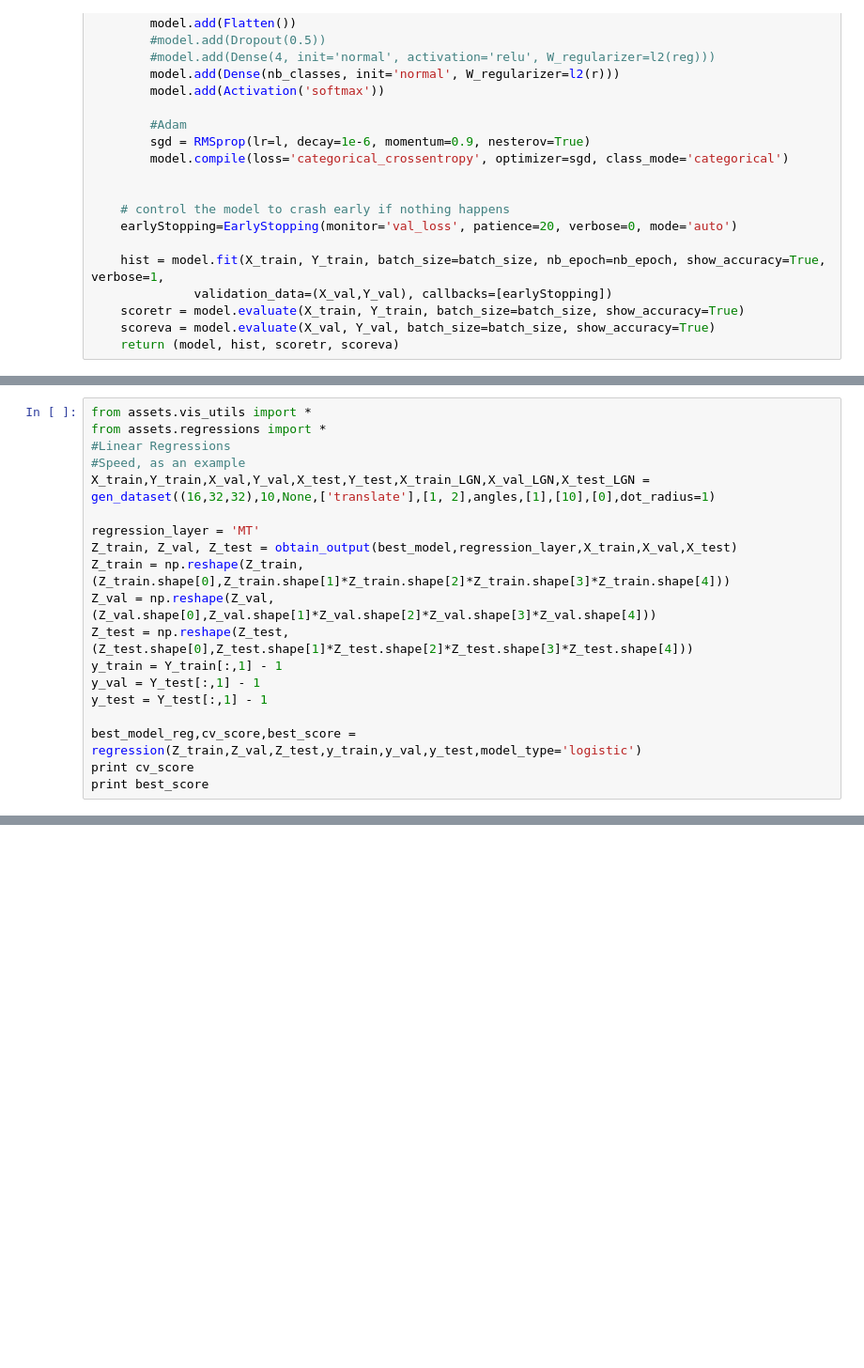
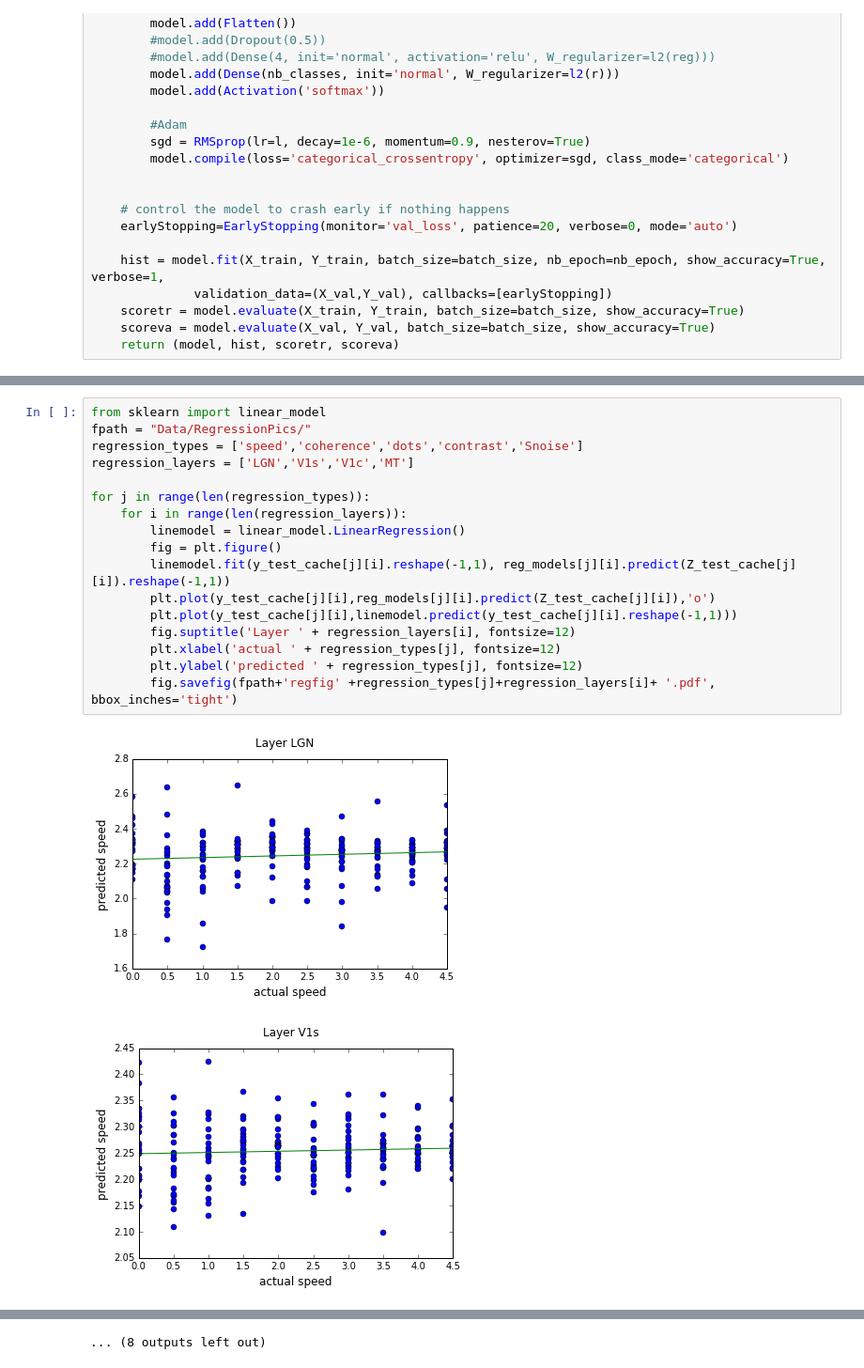
Before and after one commit to dbirman/cs231n, a Jupyter notebook: MotionNet-CopyRegression.ipynb, the cells around one changed output, grey strips where cells are left out. Shown at 94% size. Drawn from its saved outputs; the diff is of its cells as text; blank space fills up the shorter version.

Commit message:
Regressions exectuted

```diff
--- a/MotionNet-CopyRegression.ipynb
+++ b/MotionNet-CopyRegression.ipynb
@@ -251,19 +175,0 @@ for layer in model.layers:
-# %%
-from assets.vis_utils import *
-from assets.regressions import *
-#Linear Regressions
-#Speed, as an example
-X_train,Y_train,X_val,Y_val,X_test,Y_test,X_train_LGN,X_val_LGN,X_test_LGN = gen_dataset((16,32,32),10,None,['translate'],[1, 2],angles,[1],[10],[0],dot_radius=1)
-
-regression_layer = 'MT'
-Z_train, Z_val, Z_test = obtain_output(best_model,regression_layer,X_train,X_val,X_test)
-Z_train = np.reshape(Z_train,(Z_train.shape[0],Z_train.shape[1]*Z_train.shape[2]*Z_train.shape[3]*Z_train.shape[4]))
-Z_val = np.reshape(Z_val,(Z_val.shape[0],Z_val.shape[1]*Z_val.shape[2]*Z_val.shape[3]*Z_val.shape[4]))
-Z_test = np.reshape(Z_test,(Z_test.shape[0],Z_test.shape[1]*Z_test.shape[2]*Z_test.shape[3]*Z_test.shape[4]))
-y_train = Y_train[:,1] - 1
-y_val = Y_test[:,1] - 1
-y_test = Y_test[:,1] - 1
-
-best_model_reg,cv_score,best_score = regression(Z_train,Z_val,Z_test,y_train,y_val,y_test,model_type='logistic')
-print cv_score
-print best_score
@@ -291,0 +346,20 @@ Running layer:  MT
+# %%
+from sklearn import linear_model
+fpath = "Data/RegressionPics/"
+regression_types = ['speed','coherence','dots','contrast','Snoise']
+regression_layers = ['LGN','V1s','V1c','MT']
+
+for j in range(len(regression_types)):
+    for i in range(len(regression_layers)):
+        linemodel = linear_model.LinearRegression()
+        fig = plt.figure()
+        linemodel.fit(y_test_cache[j][i].reshape(-1,1), reg_models[j][i].predict(Z_test_cache[j][i]).reshape(-1,1))
+        plt.plot(y_test_cache[j][i],reg_models[j][i].predict(Z_test_cache[j][i]),'o')
+        plt.plot(y_test_cache[j][i],linemodel.predict(y_test_cache[j][i].reshape(-1,1)))
+        fig.suptitle('Layer ' + regression_layers[i], fontsize=12)
+        plt.xlabel('actual ' + regression_types[j], fontsize=12)
+        plt.ylabel('predicted ' + regression_types[j], fontsize=12)
+        fig.savefig(fpath+'regfig' +regression_types[j]+regression_layers[i]+ '.pdf', bbox_inches='tight')
+# %% [output]
+[figure, added]
+[figure, added]
@@ -291,0 +376 @@ Running layer:  MT
+... (8 outputs left out)
```
Also changed, not shown: parts of 28 cells of this notebook, 41 other files.
